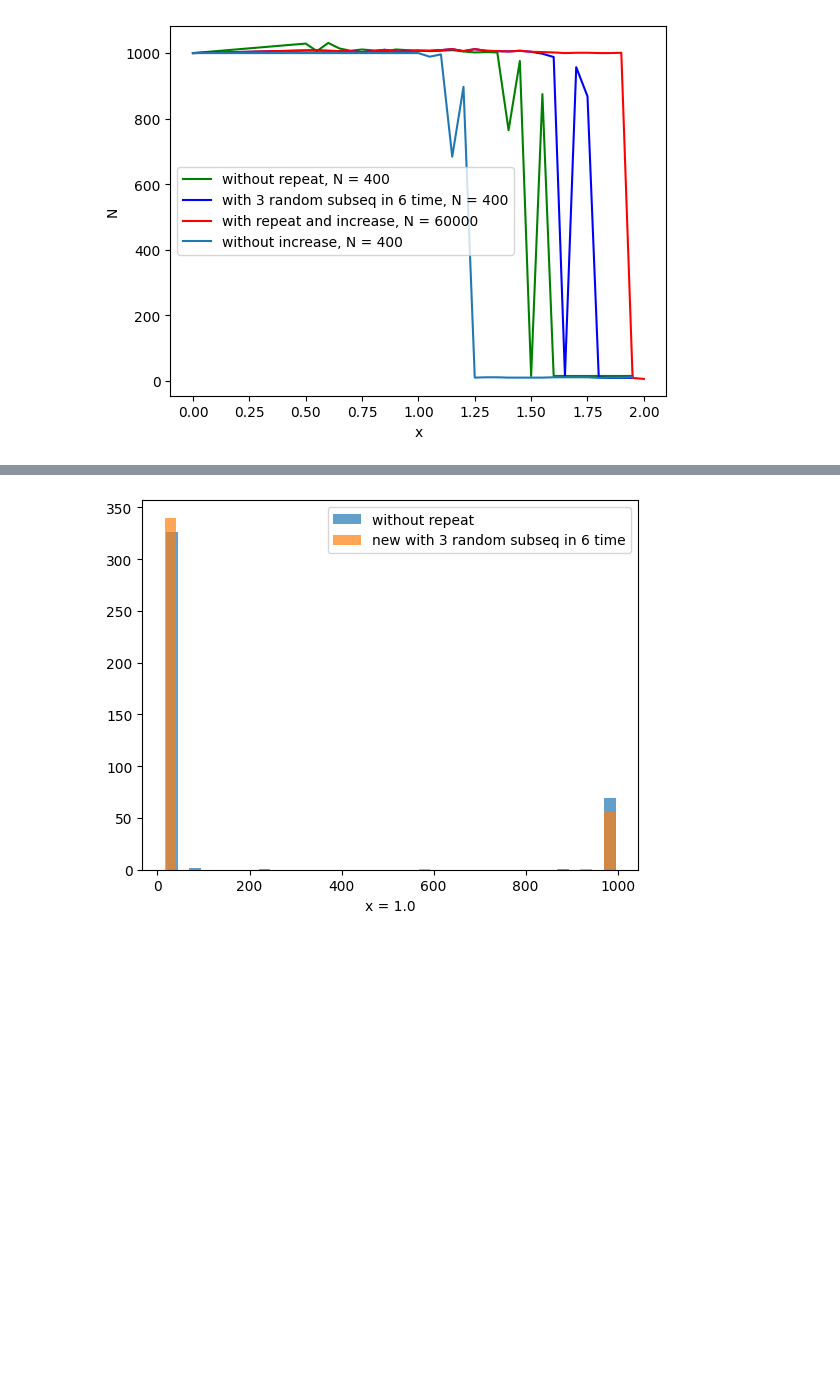
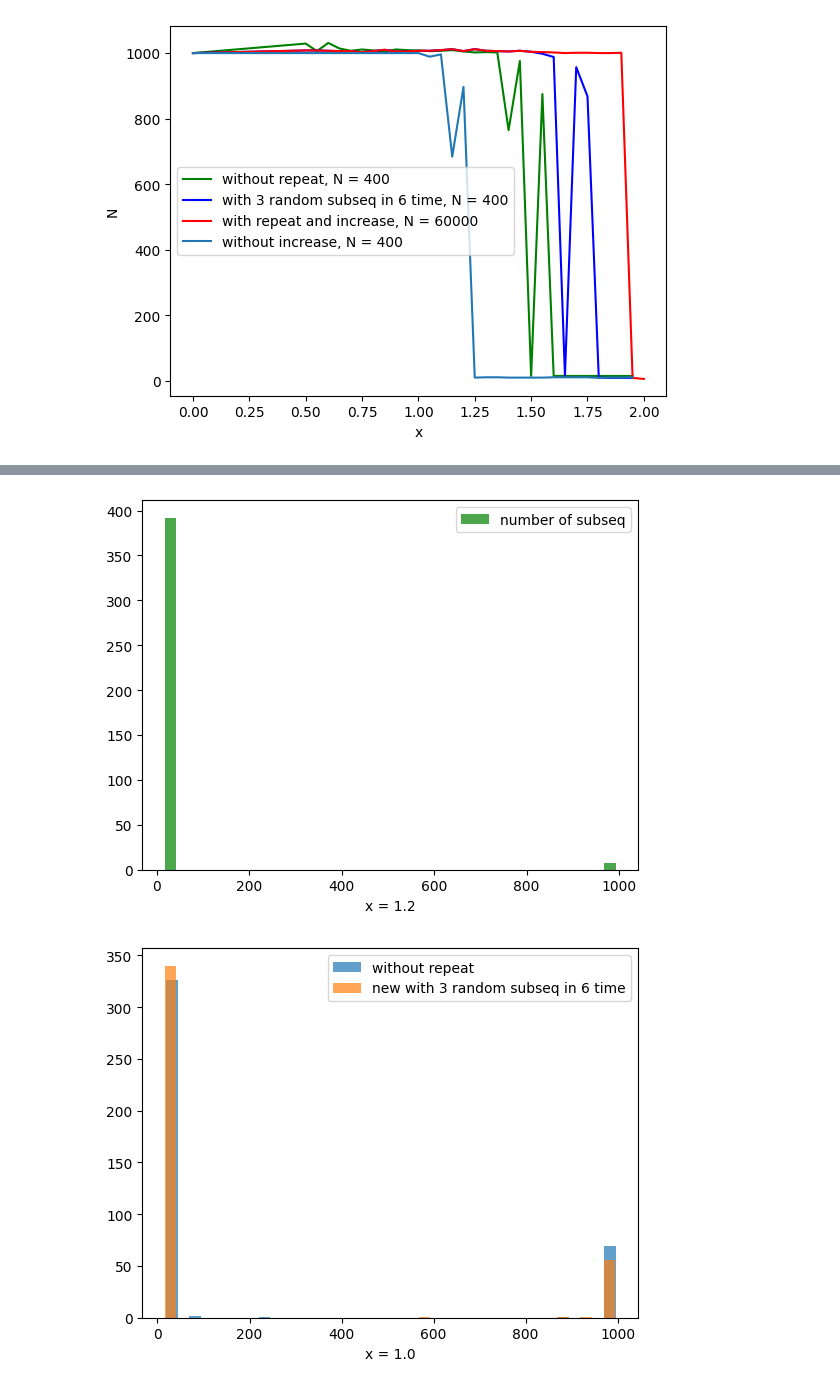
Before and after one commit to Sereshkash/bioinf, a Jupyter notebook: graph.ipynb, the cells around one changed output, grey strips where cells are left out. Cells and saved outputs as stored; diff of their text form; code cells hidden in the pictures; blank space fills up the shorter version.

```diff
--- a/graph.ipynb
+++ b/graph.ipynb
@@ -85,3 +85,25 @@ plt.show()
+# %%
+f = open('data_res_comp_without_repeat.txt', 'r')
+s = f.readlines()
+f.close()
+x_name = list(map(lambda d: d[:-2], s[::2]))
+x_data = list(map(lambda f: f.split(), list(map(lambda d: d[:-2], s[1::2]))))
+x_data_np = np.array(x_data).astype('int')
+
+f = open('data_res_comp_with_repeat.txt', 'r')
+s = f.readlines()
+f.close()
+x_name2 = list(map(lambda d: d[:-2], s[::2]))
+x_data2 = list(map(lambda f: f.split(), list(map(lambda d: d[:-2], s[1::2]))))
+x_data_np_2 = np.array(x_data2).astype('int')
+
+plt.hist(x_data_np[14], bins = 20, rwidth = 0.5, alpha = 0.7,color='g', label = 'number of subseq')
+#plt.hist(x_data_np_2[0], bins = 20, rwidth = 0.5, alpha = 0.7, label = 'new with 3 random subseq in 6 time')
+plt.legend()
+plt.xlabel(x_name2[14])
+plt.show()
+# %% [output]
+[figure, added]
 # %%
 f = open('data_res_comp_without_repeat.txt', 'r')
 s = f.readlines()
```
Also changed, not shown: parts of 1 cell of this notebook, 1 other file.
